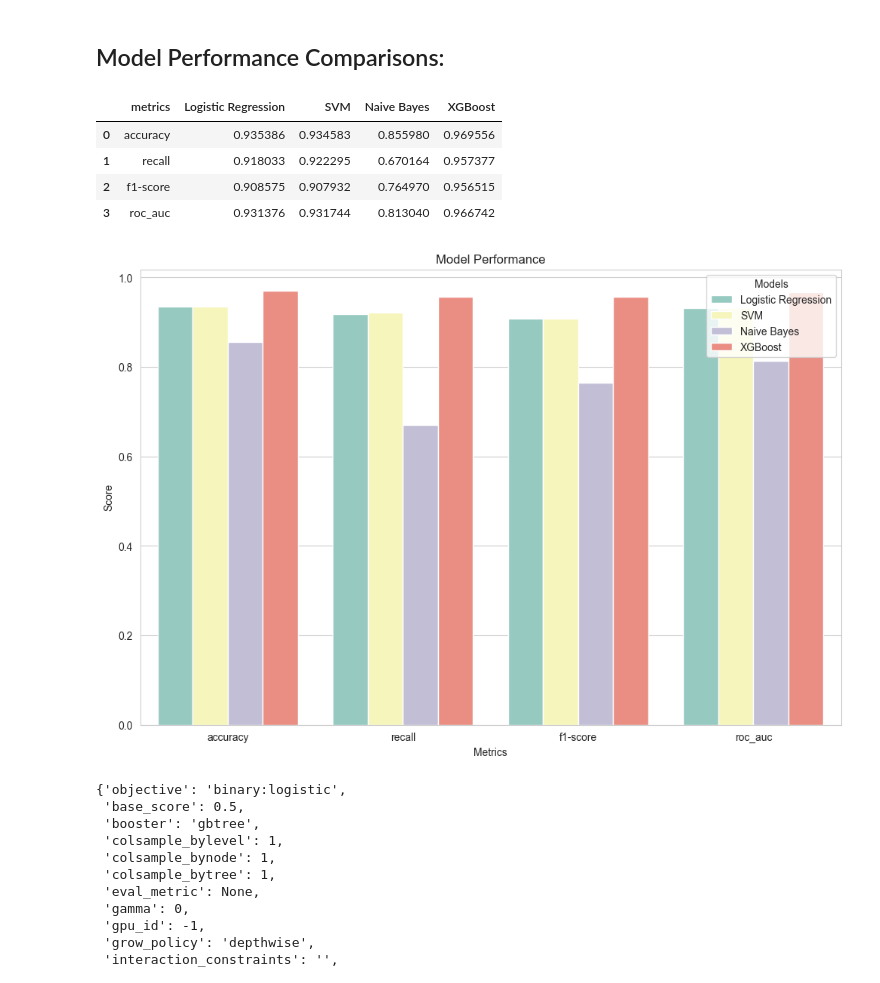
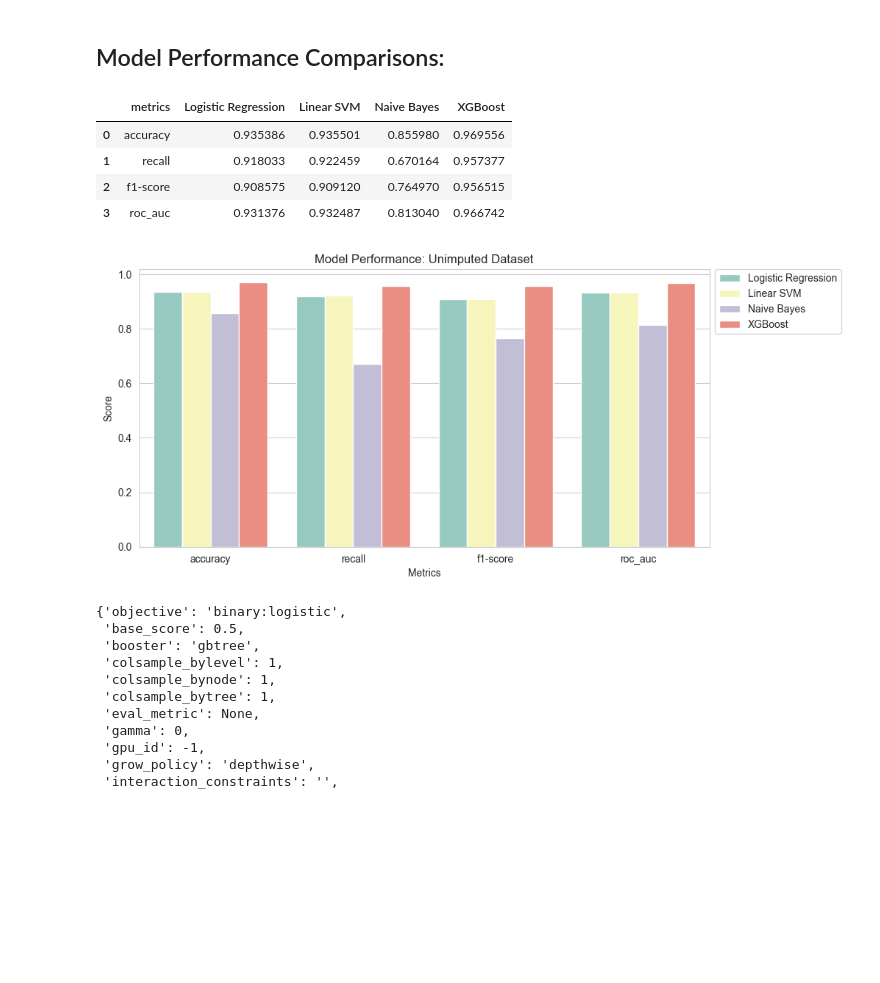
Before and after one commit to leoAshu/phishing-url-detection, a Jupyter notebook: notebooks/approach_2.ipynb, the cells around one changed output. Saved outputs shown, nothing was run; the diff lists cells and outputs as text; code cells hidden in the pictures; blank space fills up the shorter version.

Commit message:
plots model performance

```diff
--- a/notebooks/approach_2.ipynb
+++ b/notebooks/approach_2.ipynb
@@ -449,7 +449,7 @@ def plot_confusion_matrix(cf_matrix, title, xlabel='Predicted', ylabel='Actual',
 results = {
     'metrics': ['accuracy','recall', 'f1-score', 'roc_auc'],
     'Logistic Regression': [],
-    'SVM': [],
+    'Linear SVM': [],
     'Naive Bayes': [],
     'XGBoost': []
 }
@@ -566,22 +566,22 @@ testing completed: 0.00 seconds
 # results: linear svm
 # accuracy
 acc = accuracy_score(y_valid, y_pred)
-results['SVM'].append(acc)
+results['Linear SVM'].append(acc)
 print('accuracy', acc)
 
 # recall
 recall = recall_score(y_valid, y_pred)
-results['SVM'].append(recall)
+results['Linear SVM'].append(recall)
 print('recall', recall)
 
 # f1 score
 f1 = f1_score(y_valid, y_pred)
-results['SVM'].append(f1)
+results['Linear SVM'].append(f1)
 print('f1-score', f1)
 
 # roc_auc
 roc = roc_auc_score(y_valid, y_pred)
-results['SVM'].append(roc)
+results['Linear SVM'].append(roc)
 print('roc_auc', roc)
 
 # class label-wise f1 score
@@ -763,31 +763,32 @@ results_df = pd.DataFrame(results)
 # display the results
 results_df
 # %% [output]
-|  | metrics | Logistic Regression | SVM | Naive Bayes | XGBoost |
-| 0 | accuracy | 0.935386 | 0.934583 | 0.855980 | 0.969556 |
-| 1 | recall | 0.918033 | 0.922295 | 0.670164 | 0.957377 |
-| 2 | f1-score | 0.908575 | 0.907932 | 0.764970 | 0.956515 |
-| 3 | roc_auc | 0.931376 | 0.931744 | 0.813040 | 0.966742 |
+|  | metrics | Logistic Regression | Linear SVM | Naive Bayes | XGBoost |
+| 0 | accuracy | 0.935386 | 0.935501 | 0.855980 | 0.969556 |
+| 1 | recall | 0.918033 | 0.922459 | 0.670164 | 0.957377 |
+| 2 | f1-score | 0.908575 | 0.909120 | 0.764970 | 0.956515 |
+| 3 | roc_auc | 0.931376 | 0.932487 | 0.813040 | 0.966742 |
 # %%
 # compare the model performance
 # plot the evaluation scores
-plt.figure(figsize=(12,8), dpi=100)
+plt.figure(figsize=(10,5), dpi=100)
 
 chart = sns.barplot(
     data=results_df.melt(id_vars=['metrics'], value_name='Score', var_name='Models'),
     x='metrics',
     y='Score',
     hue='Models',
     palette='Set3'
 )
 
 axes = chart.axes
-axes.set_title('Model Performance')
+axes.set_title('Model Performance: Unimputed Dataset')
 axes.set_xlabel('Metrics')
 
+plt.legend(bbox_to_anchor=(1.01, 1), loc='upper left', borderaxespad=0)
 plt.show()
 # %% [output]
-[figure, old version]
+[figure, new version]
 # %%
 # default params of the best performing model: XGBoost
 model.get_xgb_params()
```
Also changed, not shown: parts of 7 cells of this notebook.
